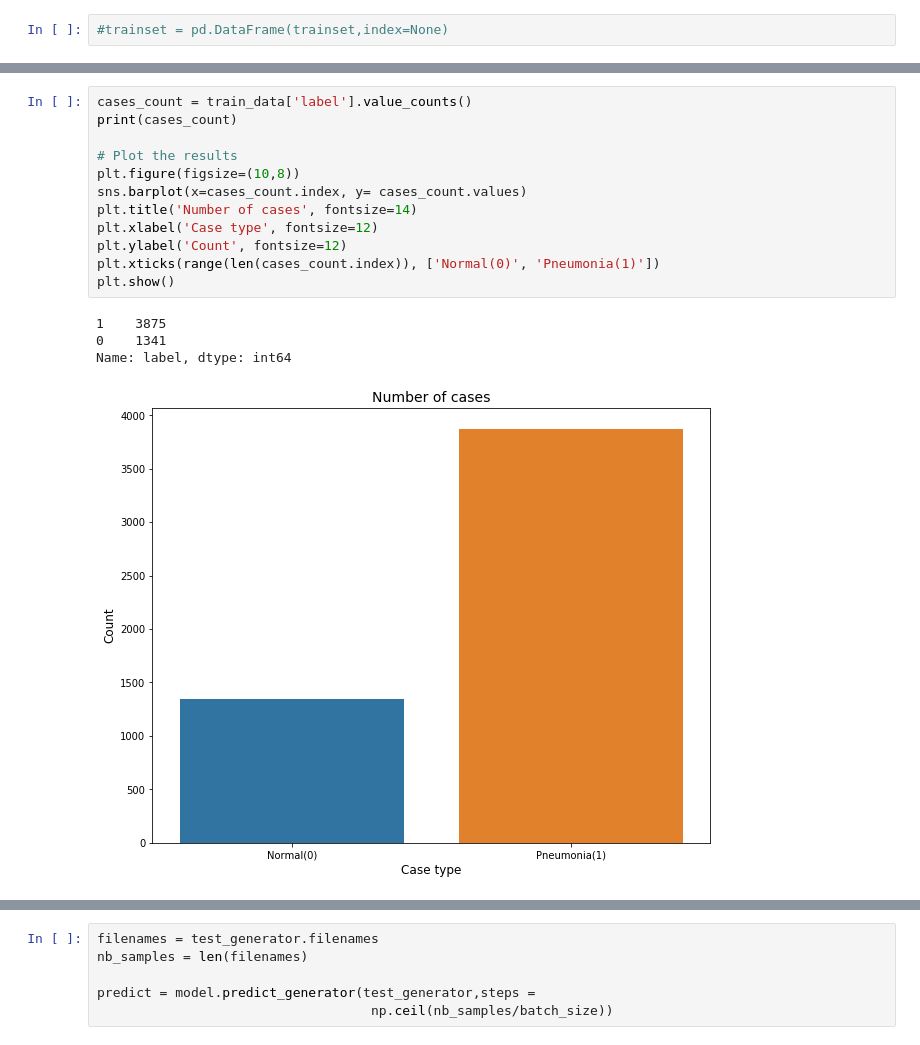
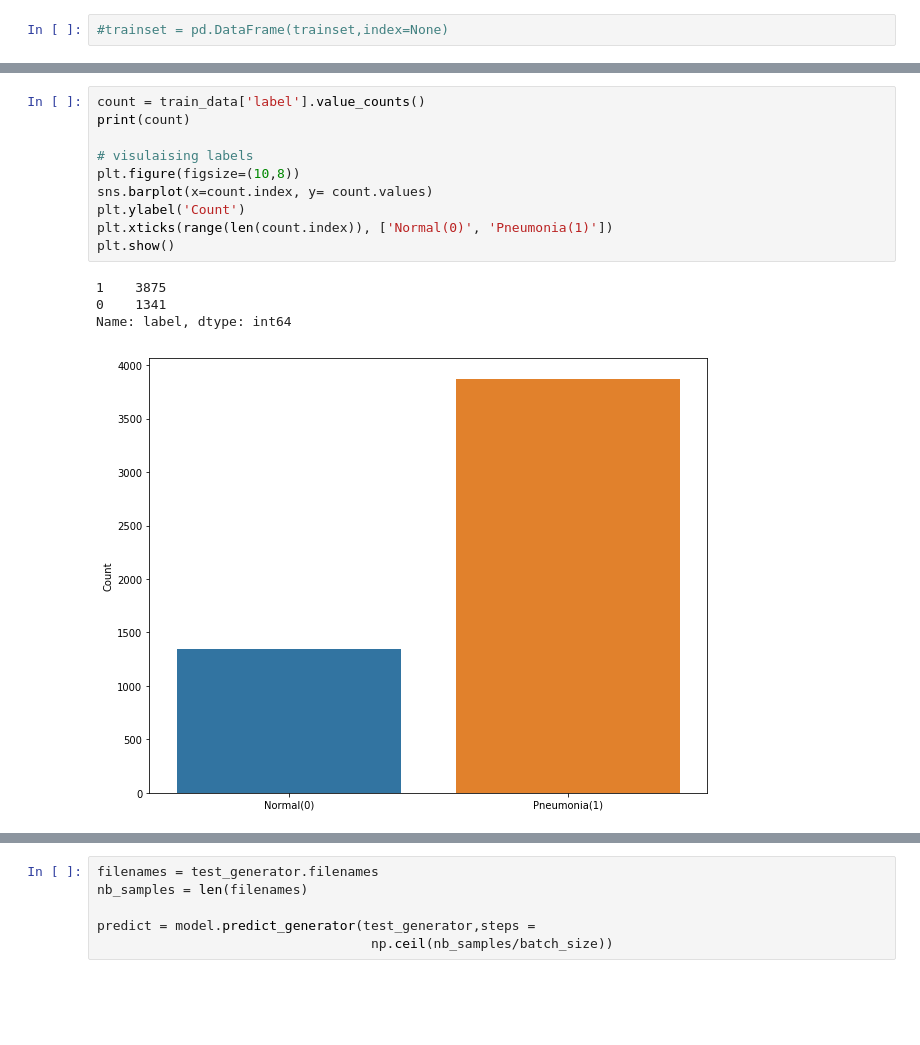
Before and after one commit to PhantomPhreakan/XRay_Pneumonia, a Jupyter notebook: XRayPne.ipynb, the cells around one changed output, grey strips where cells are left out. Saved outputs shown, nothing was run; the diff lists cells and outputs as text; blank space fills up the shorter version.

```diff
--- a/XRayPne.ipynb
+++ b/XRayPne.ipynb
@@ -72,21 +72,19 @@ train_data.head()
 | 4 | ../input/chest-xray-pneumonia/che... | 1 |
 # %%
-cases_count = train_data['label'].value_counts()
-print(cases_count)
+count = train_data['label'].value_counts()
+print(count)
 
-# Plot the results
+# visulaising labels
 plt.figure(figsize=(10,8))
-sns.barplot(x=cases_count.index, y= cases_count.values)
-plt.title('Number of cases', fontsize=14)
-plt.xlabel('Case type', fontsize=12)
-plt.ylabel('Count', fontsize=12)
-plt.xticks(range(len(cases_count.index)), ['Normal(0)', 'Pneumonia(1)'])
+sns.barplot(x=count.index, y= count.values)
+plt.ylabel('Count')
+plt.xticks(range(len(count.index)), ['Normal(0)', 'Pneumonia(1)'])
 plt.show()
 # %% [output]
 1    3875
 0    1341
 Name: label, dtype: int64
-[figure, old version]
+[figure, new version]
 # %%
 pneumonia_samples = (train_data[train_data['label']==1]['image'].iloc[:5]).tolist()
 normal_samples = (train_data[train_data['label']==0]['image'].iloc[:5]).tolist()
```
Also changed, not shown: parts of 44 cells of this notebook.
